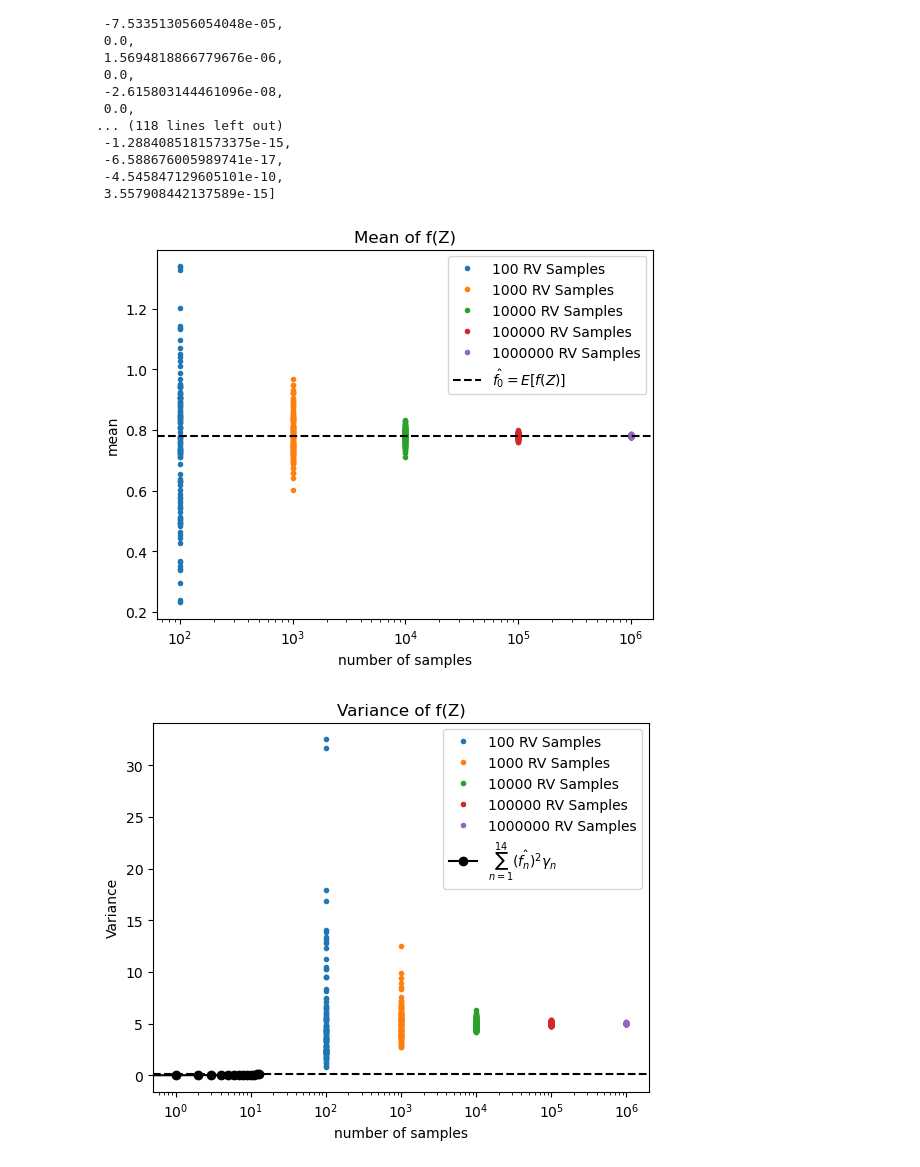
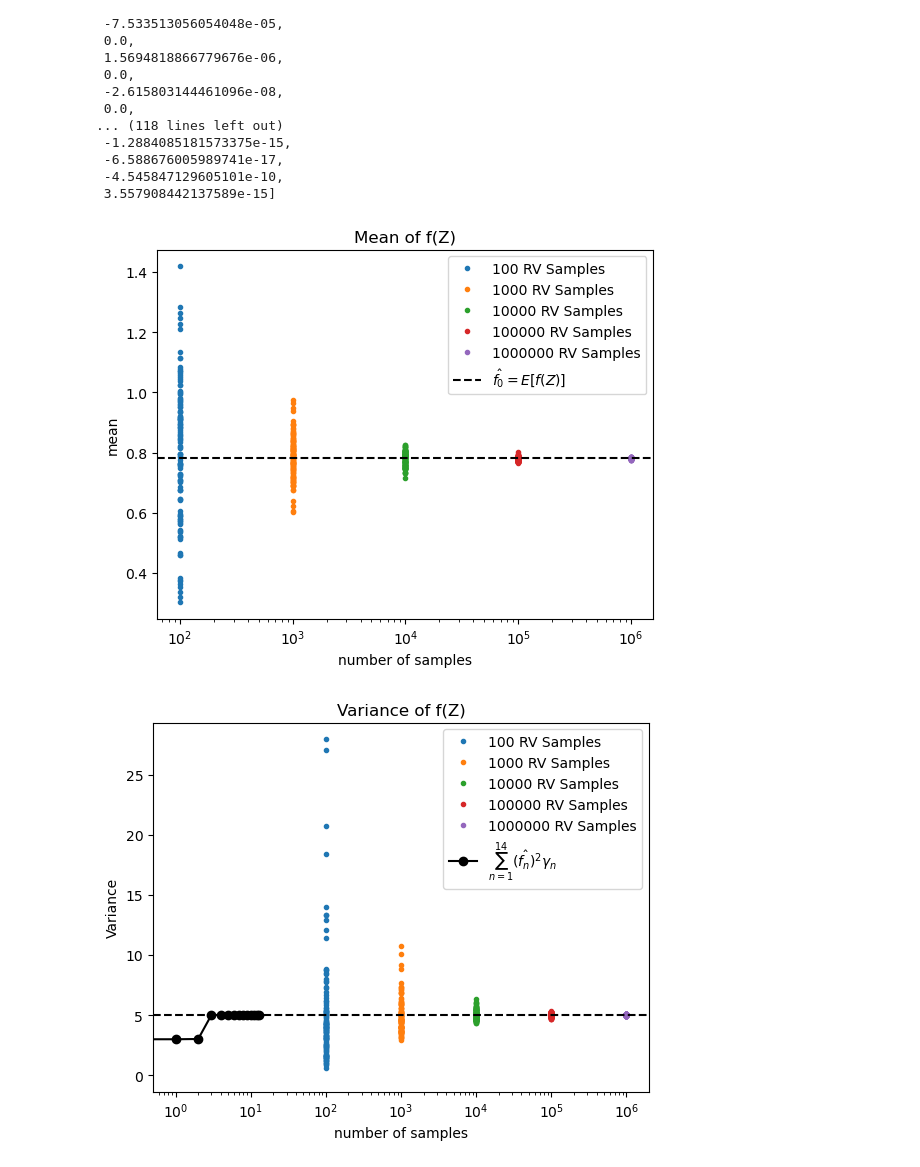
Before and after one commit to NiklasSchaaf/UQ_2023, a Jupyter notebook: homework_4/hw_nik.ipynb, the cells around one changed output. Drawn from its saved outputs; the diff is of its cells as text; code cells hidden in the pictures.

```diff
--- a/homework_4/hw_nik.ipynb
+++ b/homework_4/hw_nik.ipynb
@@ -114,10 +114,11 @@ def get_coefficents(max_order, dims=2):
     gamma1s = []
     gamma2s = []
     for i in range(max_order+1):
-            gamma1s.append(quad(inner_leg, -1, 1, args=i)[0])
-            gamma2s.append(quad(inner_her, -np.inf, np.inf, args=i)[0])
-            if i%10 == 0:
-                print(i," of ",max_order+1," iterations")
+        gamma1s.append(quad(inner_leg, -1, 1, args=i)[0])
+        gamma2s.append(quad(inner_her, -np.inf, np.inf, args=i)[0])
+
+        if i%10 == 0:
+            print(i," of ",max_order+1," iterations")
 
     fhats = []
     for i, pair in enumerate(pairs):
@@ -128,7 +129,7 @@ def get_coefficents(max_order, dims=2):
         if i%100 == 0:
             print(i," of ",len(pairs)," iterations")
 
-    return pairs, fhats
+    return pairs, fhats, gamma1s, gamma2s
 
 def proj_eval(z1, z2, pairs, fhats):
     """
@@ -164,6 +165,6 @@ plt.colorbar()
 # %%
 max_order = 15
-pairs, fhats = get_coefficents(max_order)
+pairs, fhats, gamma1s, gamma2s = get_coefficents(max_order)
 # %% [output]
 0  of  16  iterations
 10  of  16  iterations
@@ -202,5 +203,5 @@ plt.colorbar()
 # %%
 pZ = 1/2 * np.ones(Zf.shape)
-pZ = np.multiply(normal_pdf(Y), pZ) /(len(X)*len(Y))
+pZ = np.multiply(normal_pdf(Y), pZ) /(len(Y))
 np.sum(pZ)
 # %% [output]
@@ -301,26 +302,27 @@ plt.ylabel("mean")
 plt.legend()
 plt.show()
 # %% [output]
-[figure, old version]
+[figure, new version]
 # %%
-var_analytic = []
-var = 0
-for i in range(max_order-1):
-    pairs = get_pairs(i+1)
-    for pair in pairs[1:]:
-        var += np.square(fhats[i + 1]) * quad(inner_leg, -1, 1, args=pair[0])[0] * quad(inner_her, -np.inf, np.inf, args=pair[1])[0]
-    var_analytic.append(var)
+var_ord = []
+for order in orders:
+    ord_pairs = get_pairs(order)
+    var = 0
+    for i,pair in enumerate(pairs):
+        if (pair in ord_pairs) and (pair != (0,0)):
+            var += np.square(fhats[i]) * gamma1s[pair[0]] * gamma2s[pair[1]]
+    var_ord.append(var)
 
 plt.figure()
 plt.title("Variance of f(Z)")
 for num in samples:
     plt.semilogx([num] * len(sample_var[num]), sample_var[num], '.', label=f"{num} RV Samples")
-plt.semilogx(np.cumsum(var_analytic), '-o', color='black', label=r"$\sum_{n=1}^{14} (\hat{f_n})^{2}\gamma_n$")
-plt.axhline(np.cumsum(var_analytic)[-1], color='black', linestyle='--')
+plt.semilogx(var_ord, '-o', color='black', label=r"$\sum_{n=1}^{14} (\hat{f_n})^{2}\gamma_n$")
+plt.axhline(var_ord[-1], color='black', linestyle='--')
 plt.title("Variance of f(Z)")
 plt.xlabel("number of samples")
 plt.ylabel("Variance")
 plt.legend()
 plt.show()
 # %% [output]
-[figure, old version]
+[figure, new version]
```
Also changed, not shown: parts of 6 cells of this notebook.
